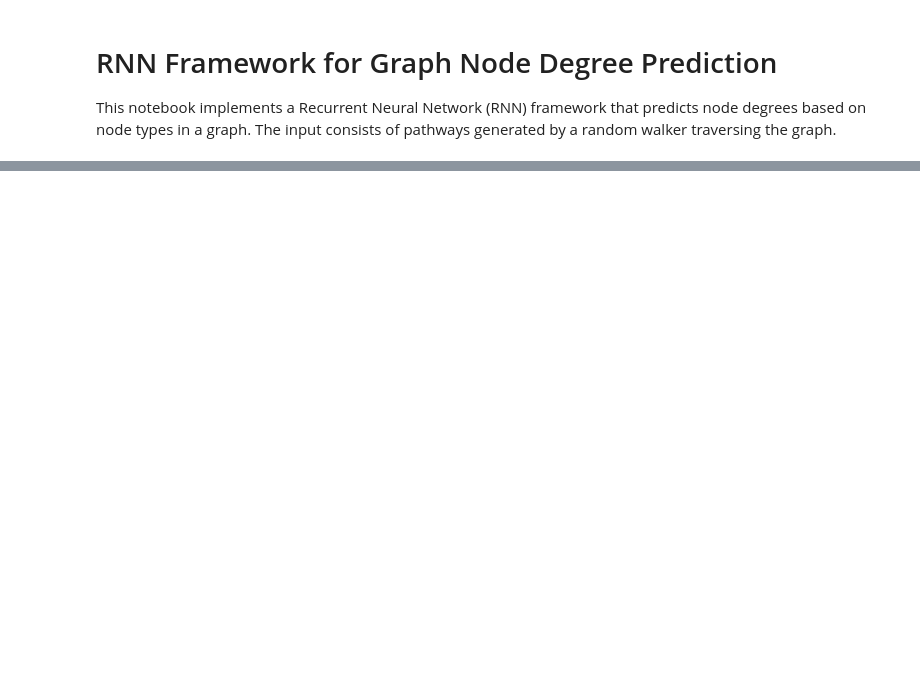
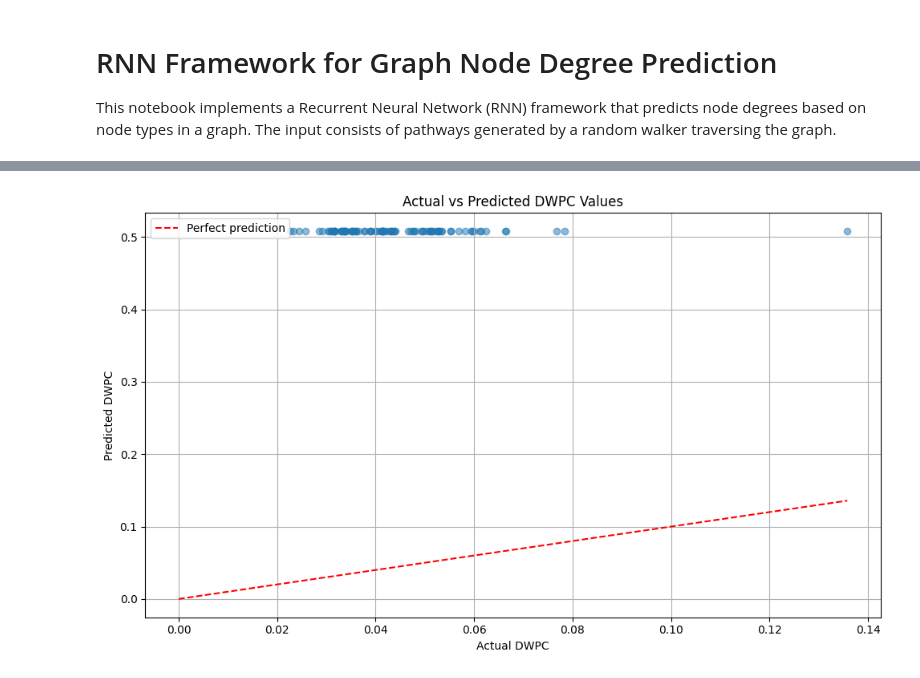
Before and after one commit to lagillenwater/dwpc_rnn, a Jupyter notebook: RNN-dwpc.ipynb, the cells around one changed output, grey strips where cells are left out. Cells and saved outputs as stored; diff of their text form; code cells hidden in the pictures; blank space fills up the shorter version.

```diff
--- a/RNN-dwpc.ipynb
+++ b/RNN-dwpc.ipynb
@@ -407,0 +21,3 @@ Node 19 (Type C): Predicted degree: 12.0, True degree: 14
+# %%
+url = 'https://github.com/dhimmel/hetionet/raw/76550e6c93fbe92124edc71725e8c7dd4ca8b1f5/hetnet/json/hetionet-v1.0.json.bz2'
+graph = hetnetpy.readwrite.read_graph(url)
@@ -407,0 +131,27 @@ Node 19 (Type C): Predicted degree: 12.0, True degree: 14
+# %%
+def calculate_dwpc(G_nx, walks):
+    dwpc_values = []
+    for walk in walks:
+        # Get degrees of nodes in the path
+        degrees = [G_nx.degree(node) for node in walk]
+        # Convert degrees to their inverse square root for later geometric mean calculation
+        degrees = [1 / (d ** 0.5) for d in degrees]
+        # Calculate DWPC as the geometric mean of node degrees
+        dwpc = np.power(np.prod(degrees), 1/len(degrees))
+        dwpc_values.append(dwpc)
+
+    return torch.tensor(dwpc_values)
+
+# Calculate DWPC for the sample walks
+dwpc_values = calculate_dwpc(G_nx, walks)
+
+# Create a DataFrame to show paths and their DWPC values
+results_df = pd.DataFrame({
+    'Path': ['->'.join(str(node) for node in walk) for walk in walks],
+    'DWPC': dwpc_values.numpy()
+})
+
+print("Sample paths and their DWPC values:")
+print(results_df.head())
+print(f"\nTotal paths analyzed: {len(walks)}")
+print(f"Average DWPC: {dwpc_values.mean():.2f}")
@@ -407,0 +284,15 @@ Node 19 (Type C): Predicted degree: 12.0, True degree: 14
+# %%
+import matplotlib.pyplot as plt
+
+plt.figure(figsize=(10, 6))
+plt.scatter(test_results['Actual DWPC'], test_results['Predicted DWPC'], alpha=0.5)
+plt.plot([0, test_results['Actual DWPC'].max()], [0, test_results['Actual DWPC'].max()], 'r--', label='Perfect prediction')
+plt.xlabel('Actual DWPC')
+plt.ylabel('Predicted DWPC')
+plt.title('Actual vs Predicted DWPC Values')
+plt.legend()
+plt.grid(True)
+plt.tight_layout()
+plt.show()
+# %% [output]
+[figure, added]
```
Also changed, not shown: parts of 24 cells of this notebook.
